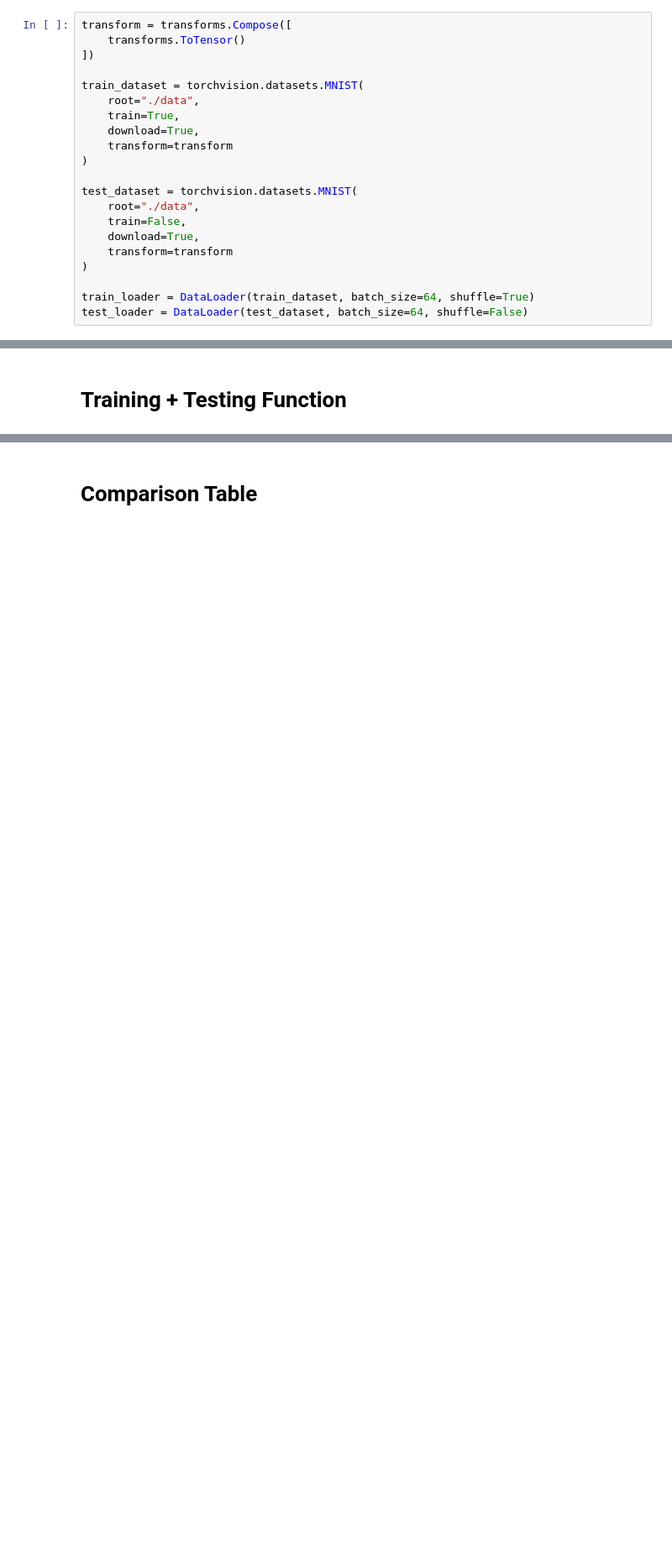
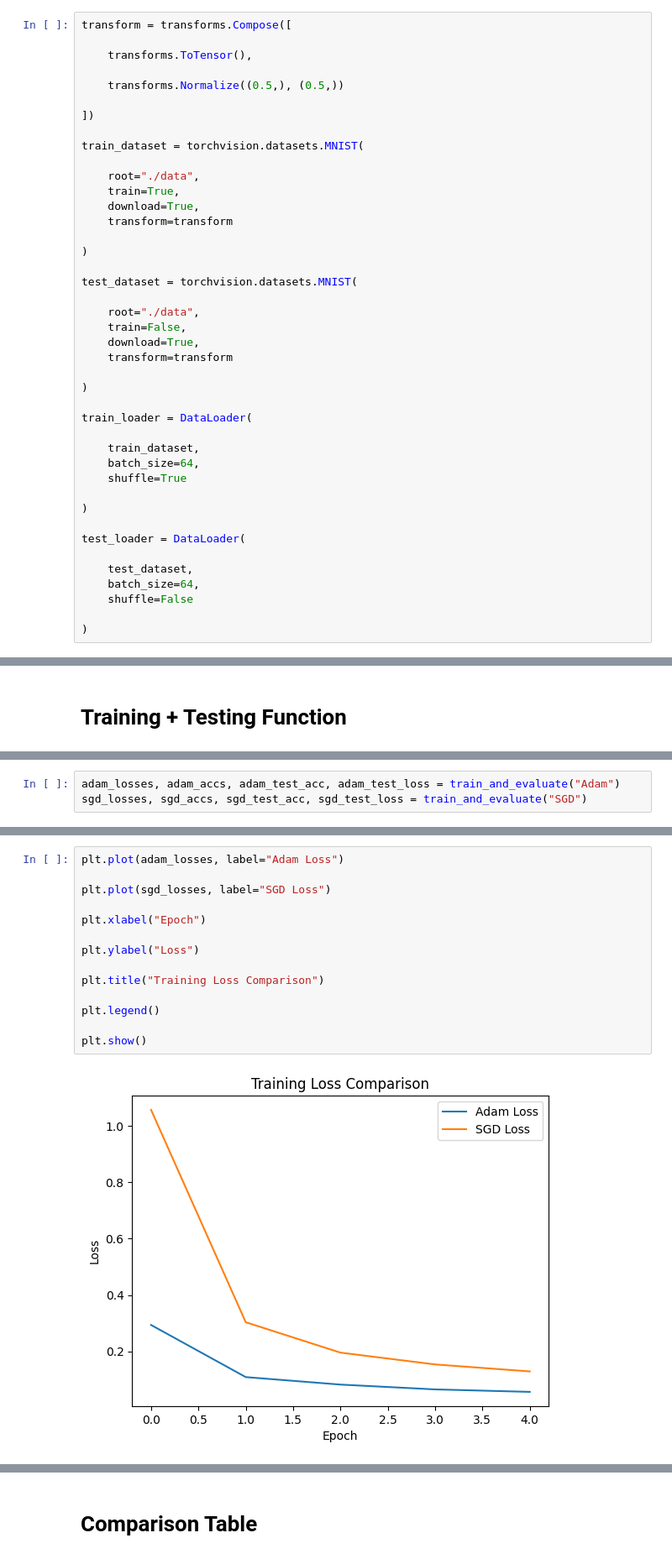
Before and after one commit to zizimostafa/MNIST-DL-Project, a Jupyter notebook: Final_deep_learning.ipynb, the cells around one changed output, grey strips where cells are left out. Shown at 84% size. Drawn from its saved outputs; the diff is of its cells as text; blank space fills up the shorter version.

```diff
--- a/Final_deep_learning.ipynb
+++ b/Final_deep_learning.ipynb
@@ -16,25 +17,46 @@ cpu
 # Load Dataset
 # %%
 transform = transforms.Compose([
-    transforms.ToTensor()
+
+    transforms.ToTensor(),
+
+    transforms.Normalize((0.5,), (0.5,))
+
 ])
 
 train_dataset = torchvision.datasets.MNIST(
+
     root="./data",
     train=True,
     download=True,
     transform=transform
+
 )
 
 test_dataset = torchvision.datasets.MNIST(
+
     root="./data",
     train=False,
     download=True,
     transform=transform
+
 )
 
-train_loader = DataLoader(train_dataset, batch_size=64, shuffle=True)
-test_loader = DataLoader(test_dataset, batch_size=64, shuffle=False)
+train_loader = DataLoader(
+
+    train_dataset,
+    batch_size=64,
+    shuffle=True
+
+)
+
+test_loader = DataLoader(
+
+    test_dataset,
+    batch_size=64,
+    shuffle=False
+
+)
 # %% [markdown]
 # CNN Model
 # %%
@@ -152,0 +234,3 @@ SGD TEST ACCURACY: 96.99%
+# %%
+adam_losses, adam_accs, adam_test_acc, adam_test_loss = train_and_evaluate("Adam")
+sgd_losses, sgd_accs, sgd_test_acc, sgd_test_loss = train_and_evaluate("SGD")
@@ -152,0 +256,16 @@ SGD TEST ACCURACY: 96.99%
+# %%
+plt.plot(adam_losses, label="Adam Loss")
+
+plt.plot(sgd_losses, label="SGD Loss")
+
+plt.xlabel("Epoch")
+
+plt.ylabel("Loss")
+
+plt.title("Training Loss Comparison")
+
+plt.legend()
+
+plt.show()
+# %% [output]
+[figure, added]
```
Also changed, not shown: parts of 9 cells of this notebook.
